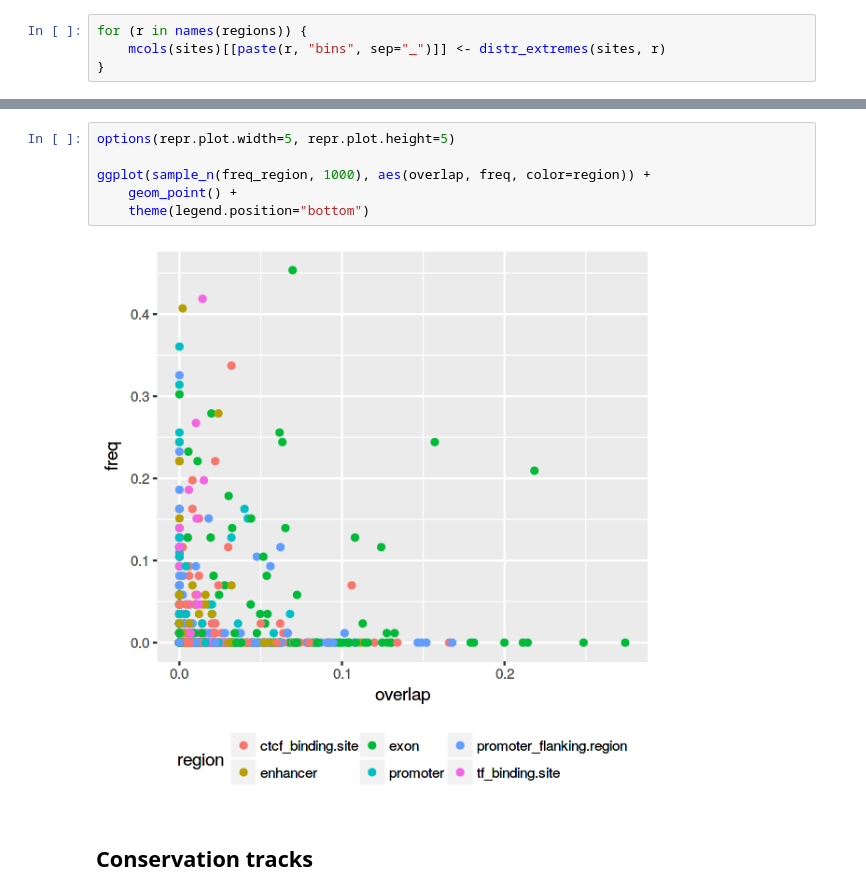
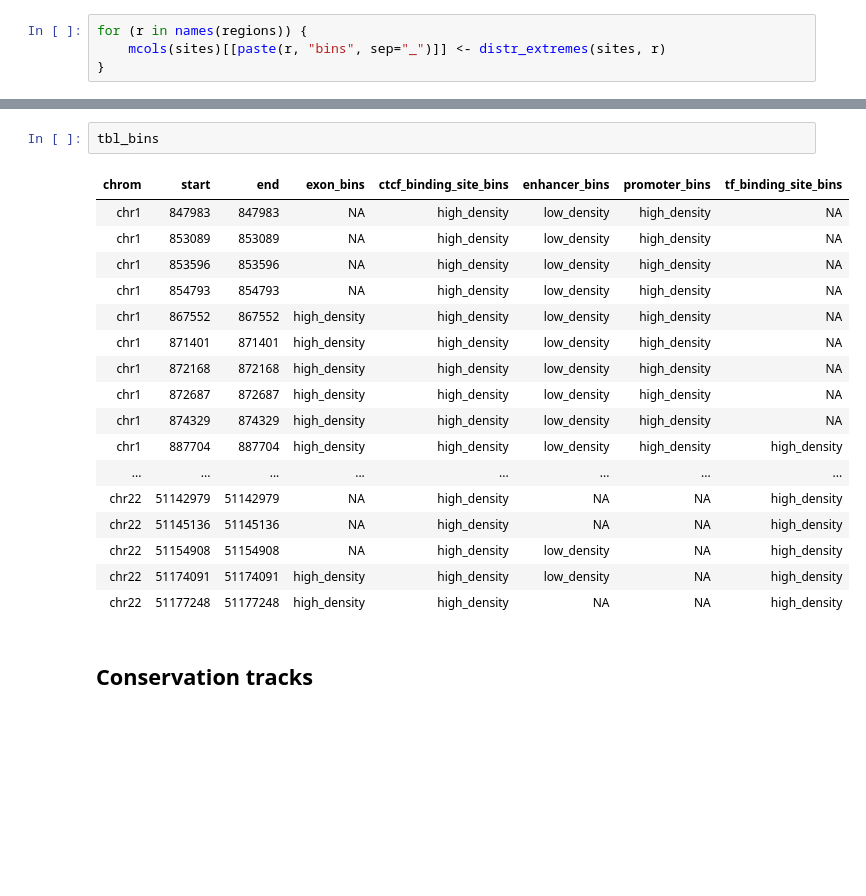
Before and after one commit to bodkan/nea-over-time, a Jupyter notebook: notebooks/introgression_predictors.ipynb, the cells around one changed output, grey strips where cells are left out. Drawn from its saved outputs; the diff is of its cells as text; blank space fills up the shorter version.

```diff
--- a/notebooks/introgression_predictors.ipynb
+++ b/notebooks/introgression_predictors.ipynb
@@ -527,11 +509,23 @@ head(freq_region)
-# %%
-options(repr.plot.width=5, repr.plot.height=5)
-
-ggplot(sample_n(freq_region, 1000), aes(overlap, freq, color=region)) +
-    geom_point() +
-    theme(legend.position="bottom")
-# %% [output]
-[figure, removed]
+# %%
+tbl_bins
+# %% [output]
+| chrom | start | end | exon_bins | ctcf_binding_site_bins | enhancer_bins | promoter_bins | tf_binding_site_bins |
+| chr1 | 847983 | 847983 | NA | high_density | low_density | high_density | NA |
+| chr1 | 853089 | 853089 | NA | high_density | low_density | high_density | NA |
+| chr1 | 853596 | 853596 | NA | high_density | low_density | high_density | NA |
+| chr1 | 854793 | 854793 | NA | high_density | low_density | high_density | NA |
+| chr1 | 867552 | 867552 | high_density | high_density | low_density | high_density | NA |
+| chr1 | 871401 | 871401 | high_density | high_density | low_density | high_density | NA |
+| chr1 | 872168 | 872168 | high_density | high_density | low_density | high_density | NA |
+| chr1 | 872687 | 872687 | high_density | high_density | low_density | high_density | NA |
+| chr1 | 874329 | 874329 | high_density | high_density | low_density | high_density | NA |
+| chr1 | 887704 | 887704 | high_density | high_density | low_density | high_density | high_density |
+| ... | ... | ... | ... | ... | ... | ... | ... |
+| chr22 | 51142979 | 51142979 | NA | high_density | NA | NA | high_density |
+| chr22 | 51145136 | 51145136 | NA | high_density | NA | NA | high_density |
+| chr22 | 51154908 | 51154908 | NA | high_density | low_density | NA | high_density |
+| chr22 | 51174091 | 51174091 | high_density | high_density | low_density | NA | high_density |
+| chr22 | 51177248 | 51177248 | high_density | high_density | NA | NA | high_density |
 # %% [markdown]
 ## Conservation tracks
 # %% [markdown]
```
Also changed, not shown: parts of 26 cells of this notebook.
